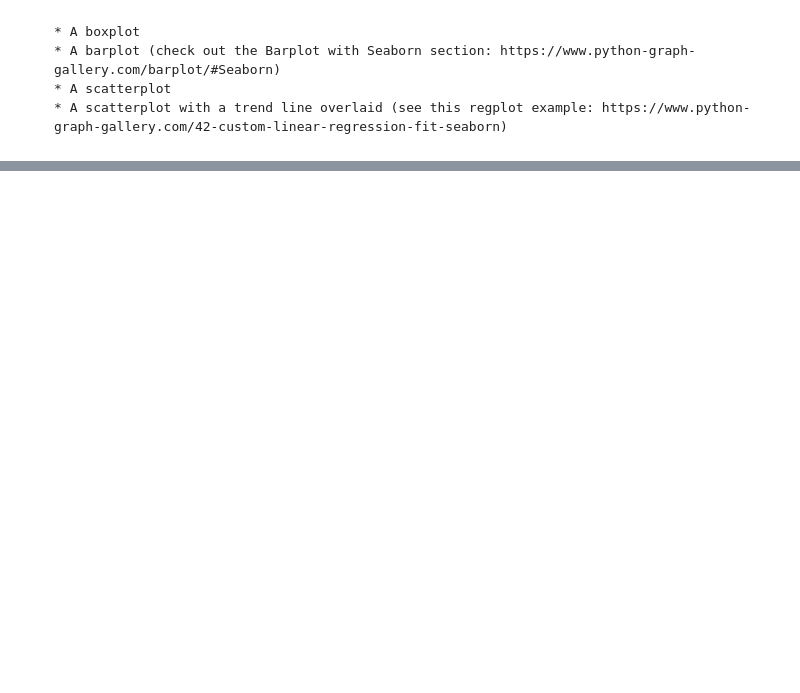
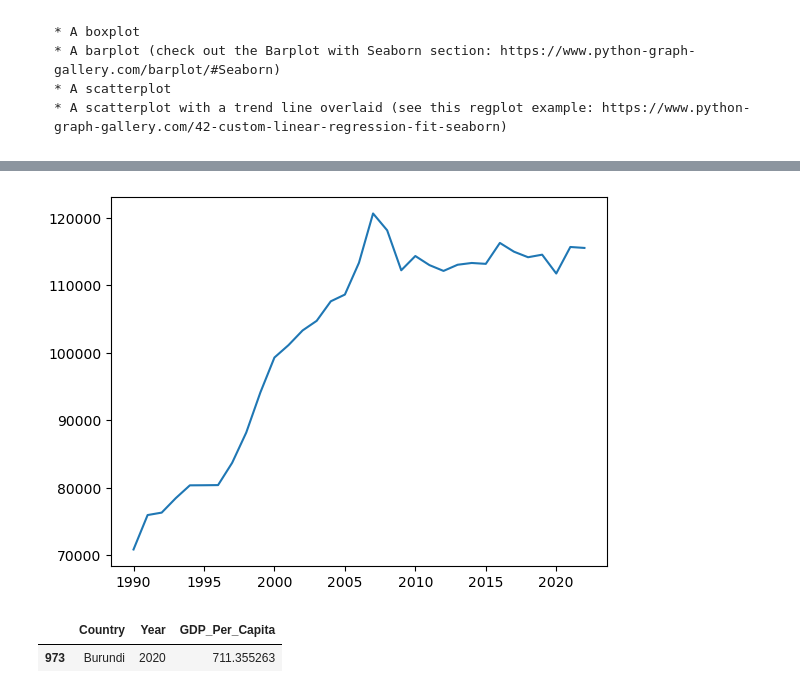
Before and after one commit to NSS-Full-Time-Data-Analytics-14/gdp-and-internet-usage-nealhalper, a Jupyter notebook: notebook/un_project.ipynb, the cells around one changed output, grey strips where cells are left out. Saved outputs shown, nothing was run; the diff lists cells and outputs as text; code cells hidden in the pictures; blank space fills up the shorter version.

```diff
--- a/notebook/un_project.ipynb
+++ b/notebook/un_project.ipynb
@@ -202,0 +256,10 @@ ValueError: need at least one array to concatenate
+# %%
+plt.plot('Year', 'GDP_Per_Capita', data=gdp_df.loc[gdp_df["Country"] == 'Luxembourg'])
+plt.show()
+# %% [output]
+[figure, added]
+# %%
+gdp_df.loc[gdp_df["Year"] == 2020].sort_values(by = "GDP_Per_Capita", ascending=True).head(1)
+# %% [output]
+|  | Country | Year | GDP_Per_Capita |
+| 973 | Burundi | 2020 | 711.355263 |
```
Also changed, not shown: parts of 19 cells of this notebook.
